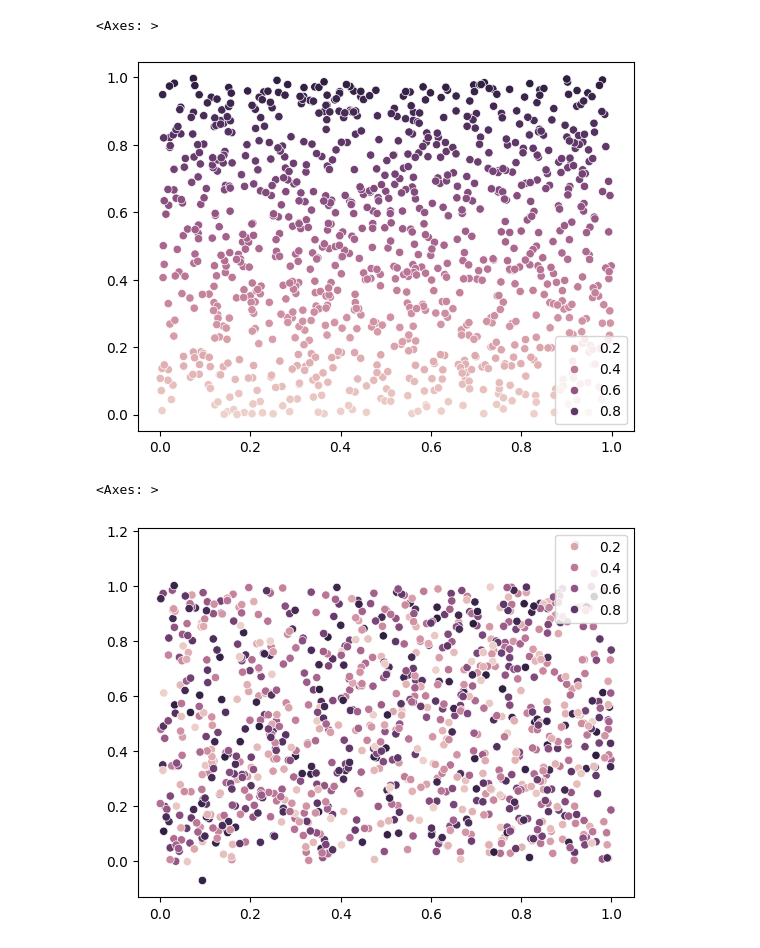
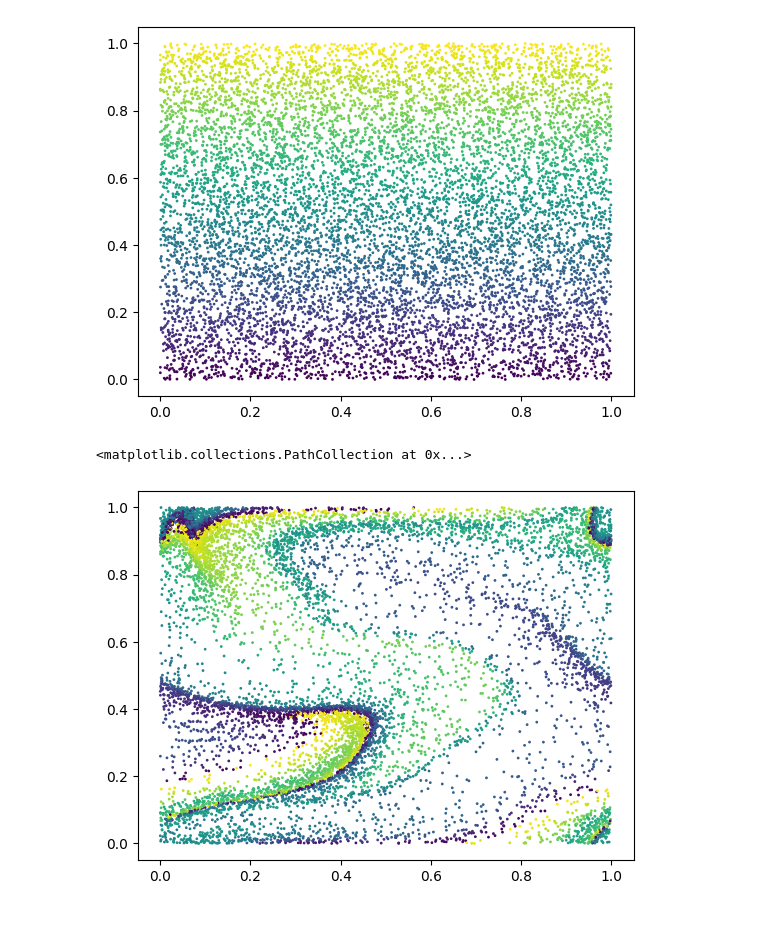
Before and after one commit to KatharinaBracher/Brownian-Bug-Model, a Jupyter notebook: plots.ipynb, the cells around one changed output. Cells and saved outputs as stored; diff of their text form; code cells hidden in the pictures; blank space fills up the shorter version.

```diff
--- a/plots.ipynb
+++ b/plots.ipynb
@@ -6,6 +8,6 @@ from simulation import run_simulation
 # %%
-n = 1000 # Starting plankton population size.
-iters = 100 # Time steps.
+n = 10000 # Starting plankton population size.
+iters = 30 # Time steps.
 L_max = 1 # Size of square domain.
 
 plankton, positions = run_simulation(n, iters, L_max)
@@ -16,13 +18,13 @@ starting_y = [p.y_0 for p in plankton]
 x_positions = [p.x for p in plankton]
 y_positions = [p.y for p in plankton]
 starting_positions = [p.y_0 for p in plankton]
-# %%
-sns.scatterplot(x=starting_x, y=starting_y, hue=starting_positions)
-# %% [output]
-<Axes: >
-[figure, removed]
-# %%
-sns.scatterplot(x=x_positions, y=y_positions, hue=starting_positions)
-# %% [output]
-<Axes: >
-[figure, removed]
+# %%
+#sns.scatterplot(x=starting_x, y=starting_y, hue=starting_positions, size=1)
+plt.scatter(x=starting_x, y=starting_y, c=starting_positions, s=1)
+plt.show()
+#sns.scatterplot(x=x_positions, y=y_positions, hue=starting_positions, size=1)
+plt.scatter(x=x_positions, y=y_positions, c=starting_positions, s=1)
+# %% [output]
+[figure, added]
+<matplotlib.collections.PathCollection at 0x...>
+[figure, added]
```
Also changed, not shown: parts of 1 cell of this notebook, 3 other files.
